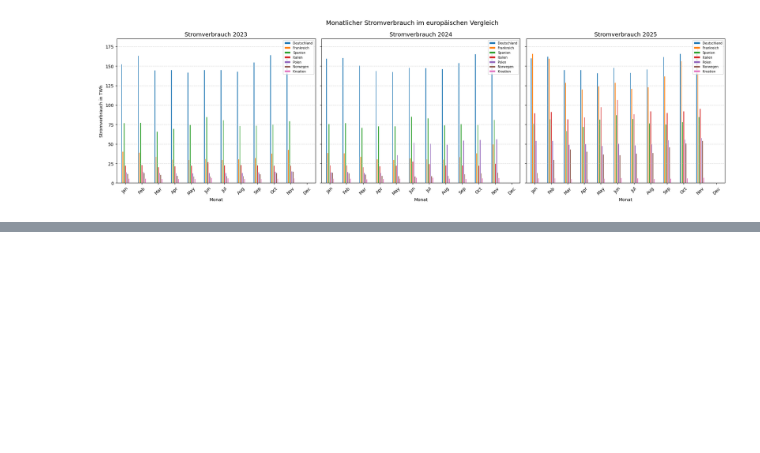
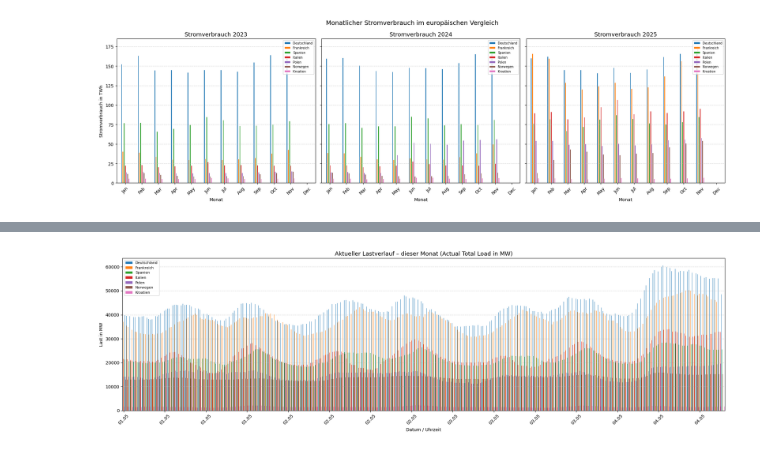
Before and after one commit to LukasK110898/Europavergleich-IT-Projekt-2026-HSWT, a Jupyter notebook: analyse.ipynb, the cells around one changed output, grey strips where cells are left out. Saved outputs shown, nothing was run; the diff lists cells and outputs as text; code cells hidden in the pictures; blank space fills up the shorter version.

```diff
--- a/analyse.ipynb
+++ b/analyse.ipynb
@@ -231,0 +368,21 @@ plt.show()
+# %%
+fig, ax = plt.subplots(figsize=(20, 6))
+
+df_monat_aktuell.plot(kind="bar", ax=ax, edgecolor="none", width=0.8)
+
+ax.set_title("Aktueller Lastverlauf – dieser Monat (Actual Total Load in MW)", fontsize=13)
+ax.set_xlabel("Datum / Uhrzeit")
+ax.set_ylabel("Last in MW")
+ax.legend(fontsize=8)
+ax.grid(axis="y", linestyle="--", alpha=0.5)
+
+# X-Achse lesbarer machen - nur jeden Tag ein Label
+ticks = range(0, len(df_monat_aktuell), 24)
+ax.set_xticks(ticks)
+ax.set_xticklabels([df_monat_aktuell.index[i].strftime("%d.%m") for i in ticks], rotation=45)
+
+plt.tight_layout()
+plt.savefig("lastverlauf_balken_monat.png")
+plt.show()
+# %% [output]
+[figure, added]
```
Also changed, not shown: parts of 6 cells of this notebook, 4 other files.
